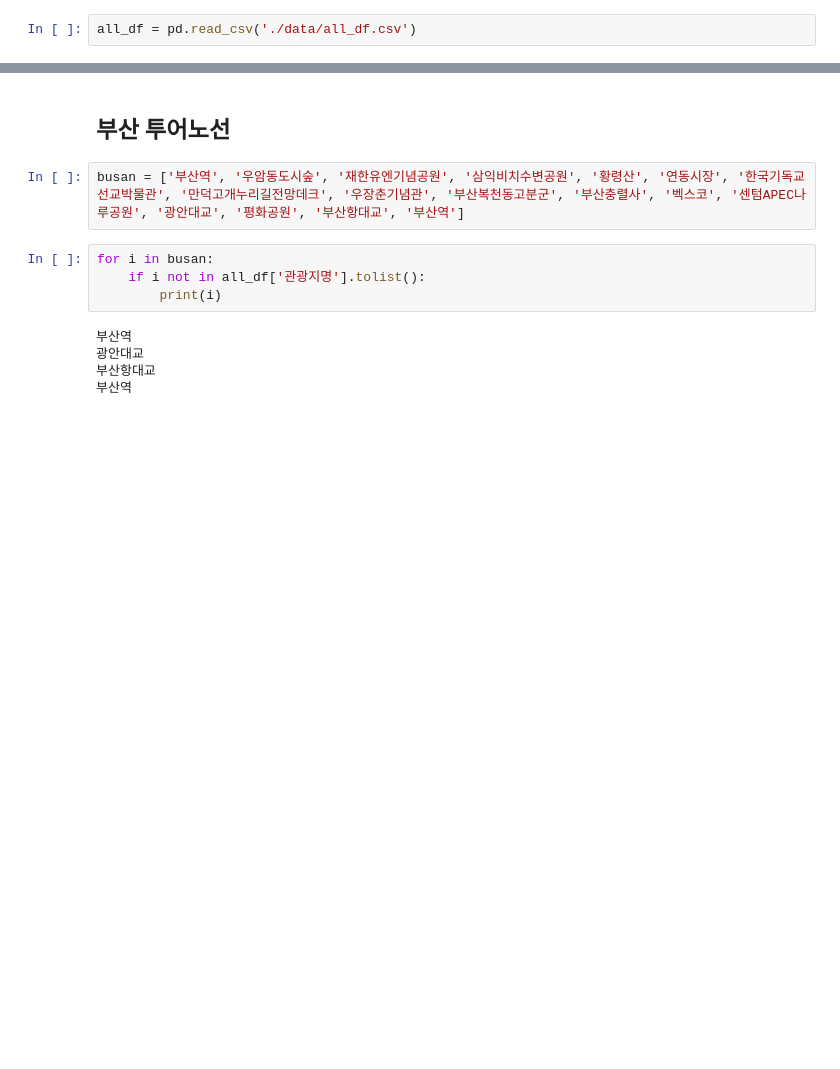
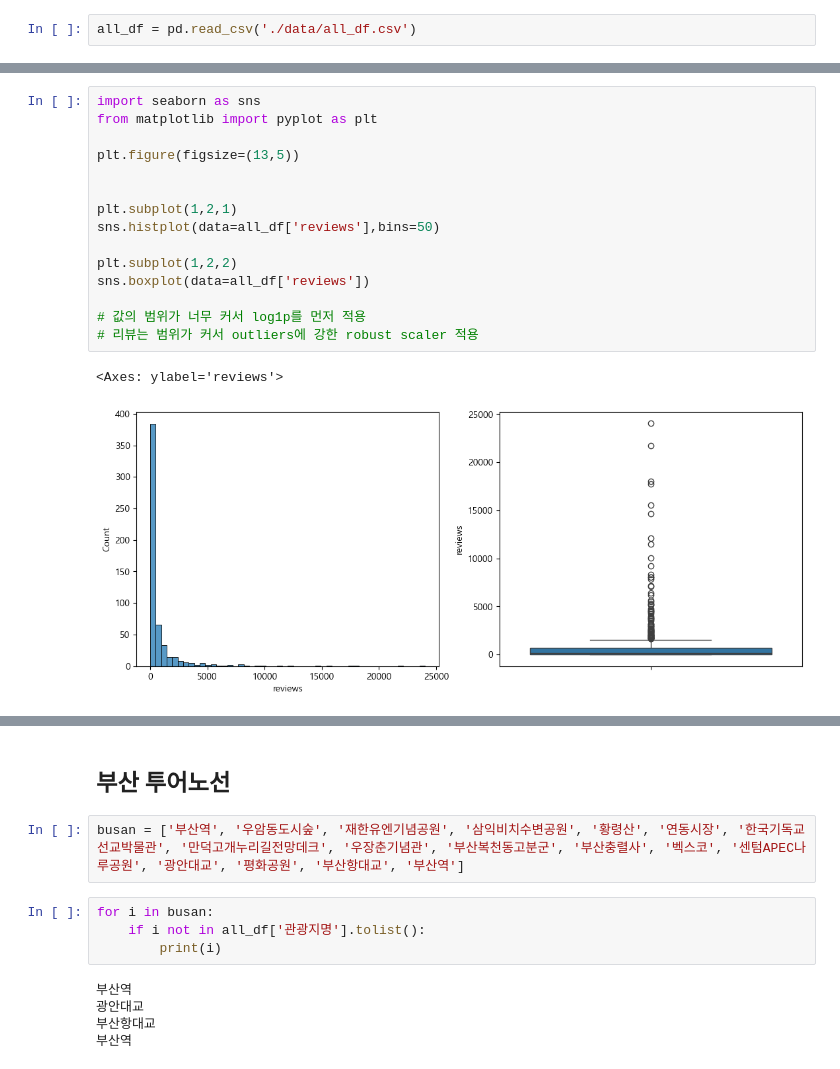
Before and after one commit to GRetriever/Data-Analysis-Project, a Jupyter notebook: Tourist Attractions/EDA.ipynb, the cells around one changed output, grey strips where cells are left out. Cells and saved outputs as stored; diff of their text form; blank space fills up the shorter version.

```diff
--- a/Tourist Attractions/EDA.ipynb
+++ b/Tourist Attractions/EDA.ipynb
@@ -126,0 +135,18 @@ all_df = pd.read_csv('./data/all_df.csv')
+# %%
+import seaborn as sns
+from matplotlib import pyplot as plt
+
+plt.figure(figsize=(13,5))
+
+
+plt.subplot(1,2,1)
+sns.histplot(data=all_df['reviews'],bins=50)
+
+plt.subplot(1,2,2)
+sns.boxplot(data=all_df['reviews'])
+
+# 값의 범위가 너무 커서 log1p를 먼저 적용
+# 리뷰는 범위가 커서 outliers에 강한 robust scaler 적용
+# %% [output]
+<Axes: ylabel='reviews'>
+[figure, added]
```
Also changed, not shown: parts of 27 cells of this notebook.
